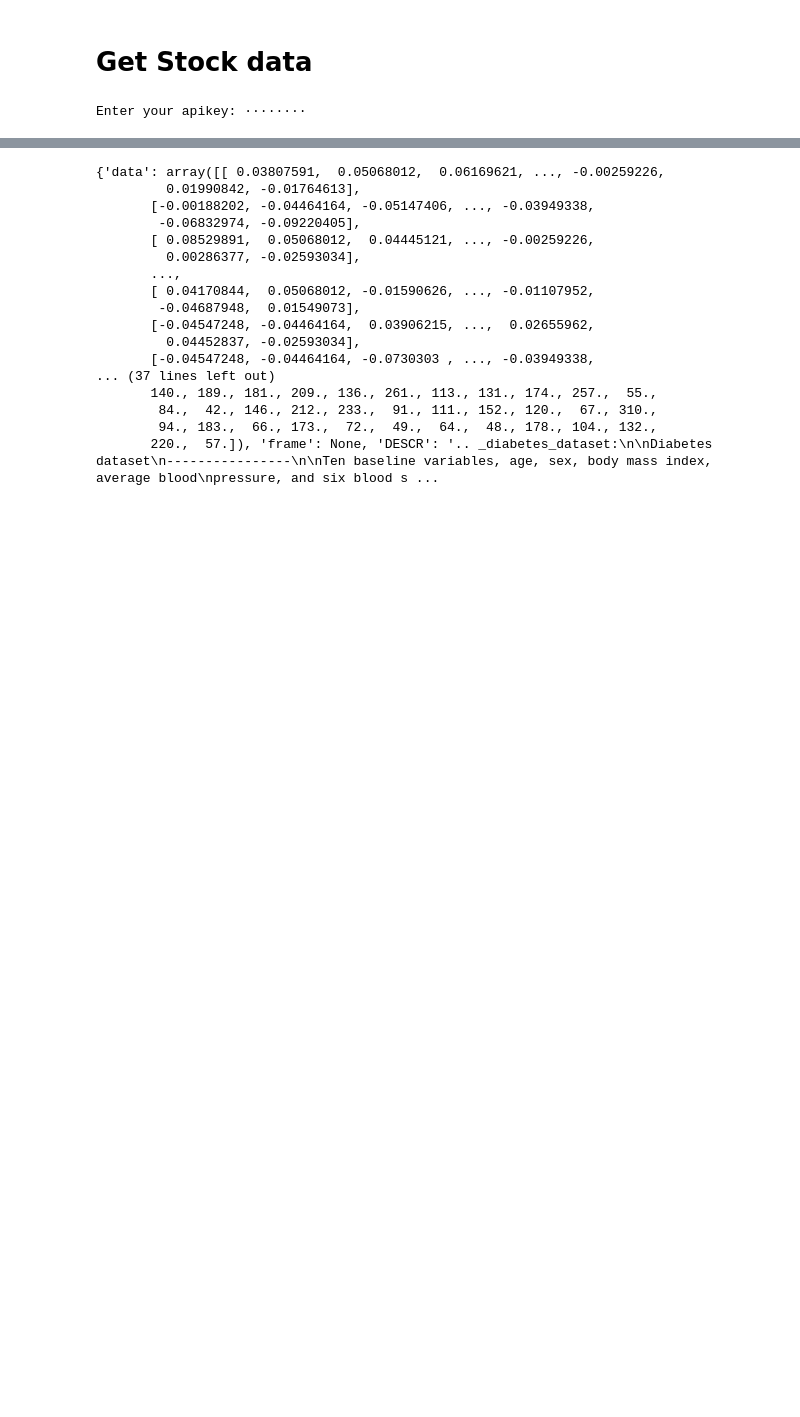
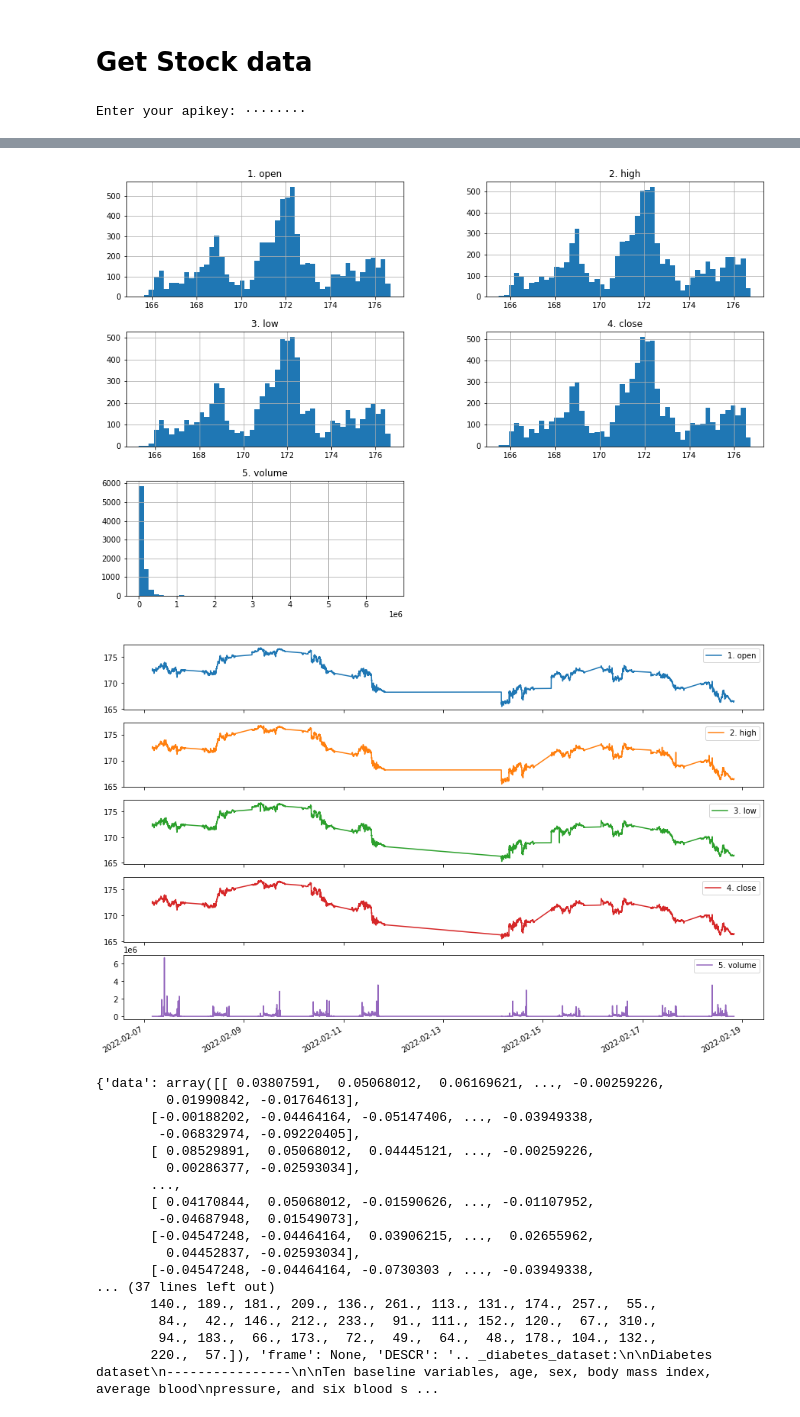
Before and after one commit to gilberto-BE/aifi-bootcamp, a Jupyter notebook: notebooks/4. Generalized Linear Models.ipynb, the cells around one changed output, grey strips where cells are left out. Drawn from its saved outputs; the diff is of its cells as text; code cells hidden in the pictures; blank space fills up the shorter version.

```diff
--- a/notebooks/4. Generalized Linear Models.ipynb
+++ b/notebooks/4. Generalized Linear Models.ipynb
@@ -79,4 +88,10 @@ memory usage: 121.3+ KB
 None
+# %%
+df.hist(figsize=(15, 10), bins=50);
+df.plot(subplots=True, figsize=(15, 10));
+# %% [output]
+[figure, added]
+[figure, added]
 # %%
 # Load the diabetes dataset
 diabetes = datasets.load_diabetes()
```
Also changed, not shown: parts of 3 cells of this notebook, 1 other file.
